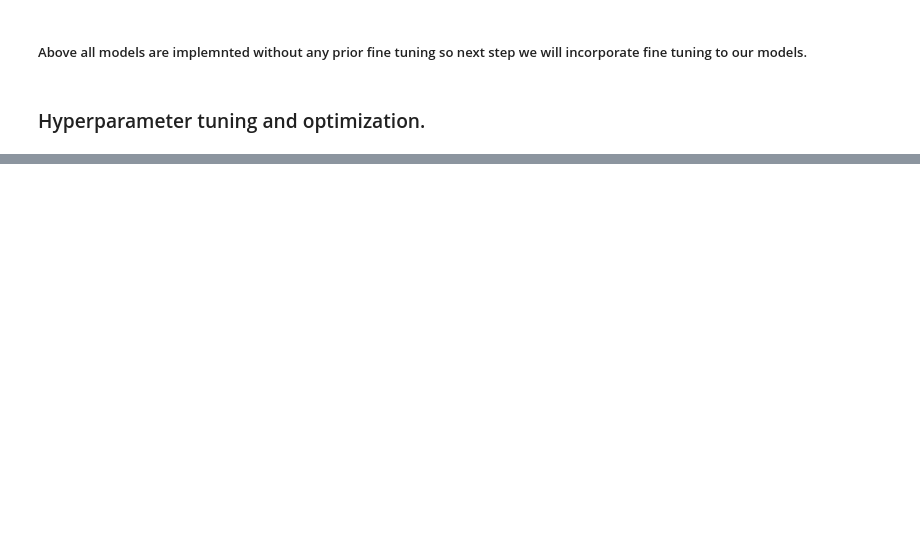
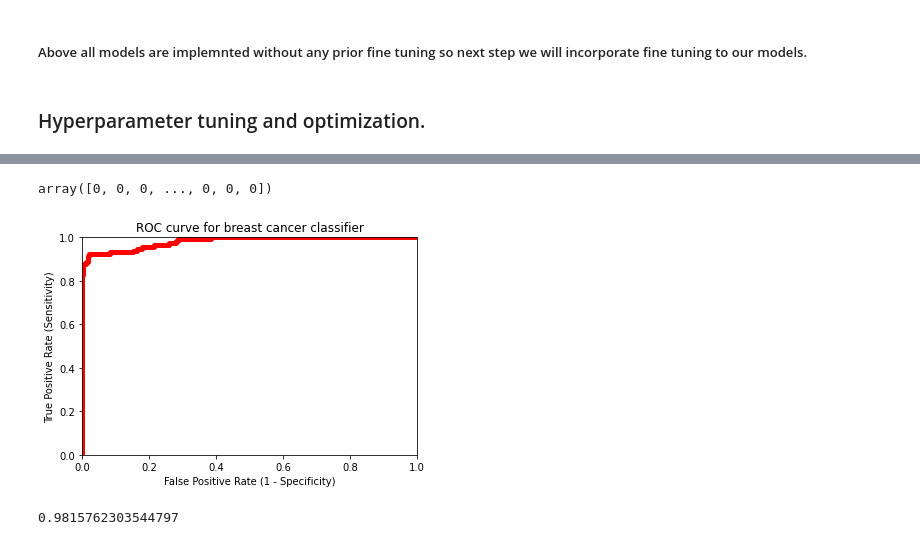
Before and after one commit to Nextgen-AI-solutions/Kaggle_challenges, a Jupyter notebook: pulsar_star_dataset/star.ipynb, the cells around one changed output, grey strips where cells are left out. Drawn from its saved outputs; the diff is of its cells as text; code cells hidden in the pictures; blank space fills up the shorter version.

Commit message:
hyper_roc

```diff
--- a/pulsar_star_dataset/star.ipynb
+++ b/pulsar_star_dataset/star.ipynb
@@ -298,0 +361,16 @@ model_create(xgb_class) #Score of XGBoostClassifier
+# %%
+#Selecting XGBoost as the best algorithm and creating a model based on the obtained hyperparameters
+final_model_XGB = XGBClassifier(base_score=0.5, booster='gbtree',
+                               colsample_bylevel=1, colsample_bynode=1,
+                               colsample_bytree=1, gamma=0, gpu_id=-1,
+                               importance_type='gain',
+                               interaction_constraints='', learning_rate=0.05,
+                               max_delta_step=0, max_depth=10,
+                               min_child_weight=5,
+                               monotone_constraints='()', n_estimators=100,
+                               n_jobs=0, num_parallel_tree=1, random_state=0,
+                               reg_alpha=0, reg_lambda=1, scale_pos_weight=1,
+                               subsample=1, tree_method='exact',
+                               validate_parameters=1, verbosity=None)
+# %%
+final_model_XGB.fit(X_train1,y_train1)
@@ -298,0 +465,6 @@ model_create(xgb_class) #Score of XGBoostClassifier
+# %%
+#further exploration by considering 0.3 threshold value as the desired value
+y_predict_thr3 = np.where(final_model_XGB.predict_proba(X_val1)[:,1]>0.3,1,0)
+y_predict_thr3
+# %% [output]
+array([0, 0, 0, ..., 0, 0, 0])
@@ -298,0 +474,19 @@ model_create(xgb_class) #Score of XGBoostClassifier
+# %%
+#ROC_AUC curve for default threshold
+import matplotlib.pyplot as plt
+from sklearn.metrics import roc_curve,roc_auc_score
+%matplotlib inline
+fpr, tpr, thresholds = roc_curve(y_val1,final_model_XGB.predict_proba(X_val1)[:,1],drop_intermediate=False)
+plt.xlim([0.0, 1.0])
+plt.ylim([0.0, 1.0])
+plt.title('ROC curve for breast cancer classifier')
+plt.xlabel('False Positive Rate (1 - Specificity)')
+plt.ylabel('True Positive Rate (Sensitivity)')
+plt.plot(fpr,tpr,color='red',lw=5)
+plt.show()
+# %% [output]
+[figure, added]
+# %%
+roc_auc_score(y_val1,final_model_XGB.predict_proba(X_val1)[:,1])
+# %% [output]
+0.9815762303544797
```
Also changed, not shown: parts of 25 cells of this notebook.
